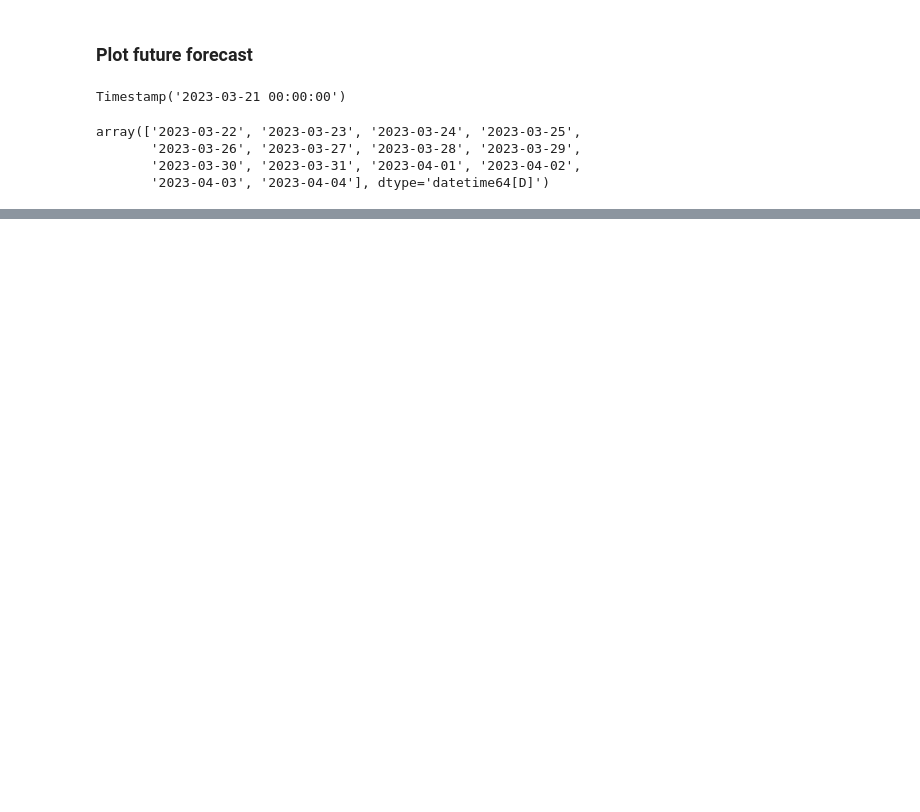
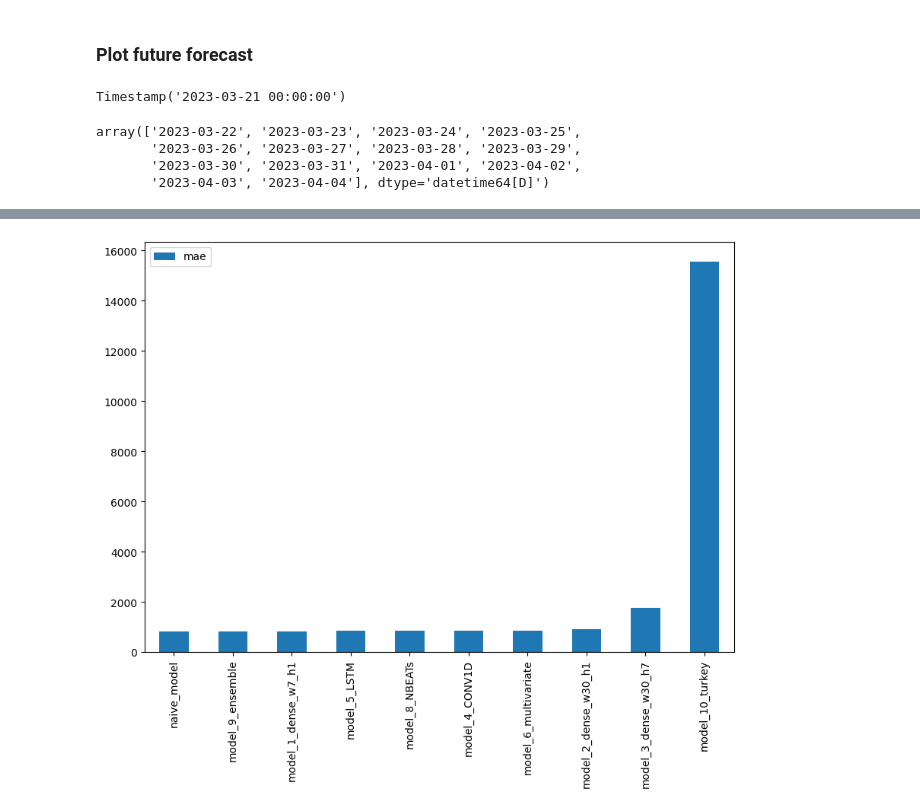
Before and after one commit to SaketMunda/time-series-with-tensorflow, a Jupyter notebook: time_series_with_tensorflow_bitpredict.ipynb, the cells around one changed output, grey strips where cells are left out. Cells and saved outputs as stored; diff of their text form; code cells hidden in the pictures; blank space fills up the shorter version.

```diff
--- a/time_series_with_tensorflow_bitpredict.ipynb
+++ b/time_series_with_tensorflow_bitpredict.ipynb
@@ -2409,0 +2582,13 @@ plot_time_series(next_timesteps, future_forecast, format="-", label="Predicted B
+# %%
+# Compare different model results (w = window, h = horizon, e.g. w=7 means a window size of 7)
+model_results = pd.DataFrame({"naive_model": naive_results,
+                              "model_1_dense_w7_h1": model_1_results,
+                              "model_2_dense_w30_h1": model_2_results,
+                              "model_3_dense_w30_h7": model_3_results,
+                              "model_4_CONV1D": model_4_results,
+                              "model_5_LSTM": model_5_results,
+                              "model_6_multivariate": model_6_results,
+                              "model_8_NBEATs": model_7_results,
+                              "model_9_ensemble": ensemble_results,
+                              "model_10_turkey": turkey_results}).T
+model_results.head(10)
@@ -2409,0 +2607,5 @@ plot_time_series(next_timesteps, future_forecast, format="-", label="Predicted B
+# %%
+# sort by MAE and plot them
+model_results[["mae"]].sort_values(by="mae").plot(figsize=(10,7), kind="bar");
+# %% [output]
+[figure, added]
```
Also changed, not shown: parts of 71 cells of this notebook.
